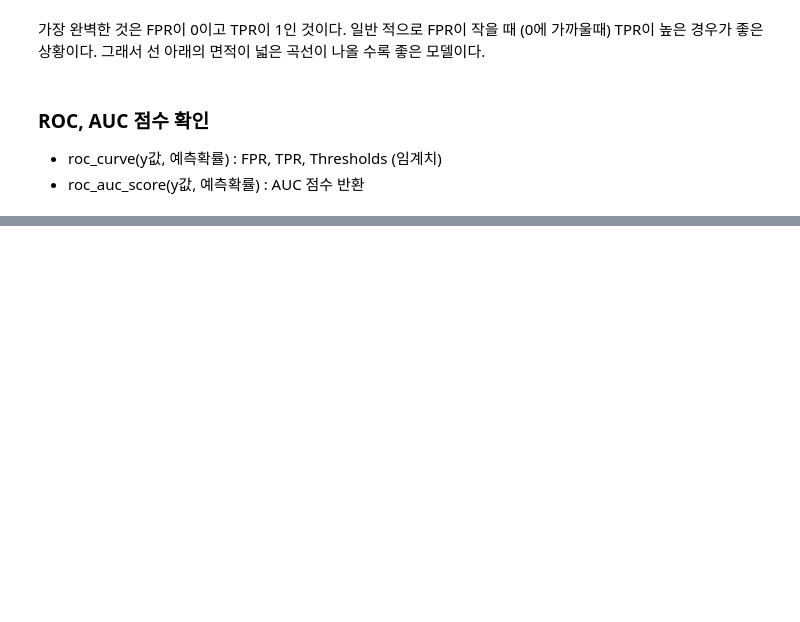
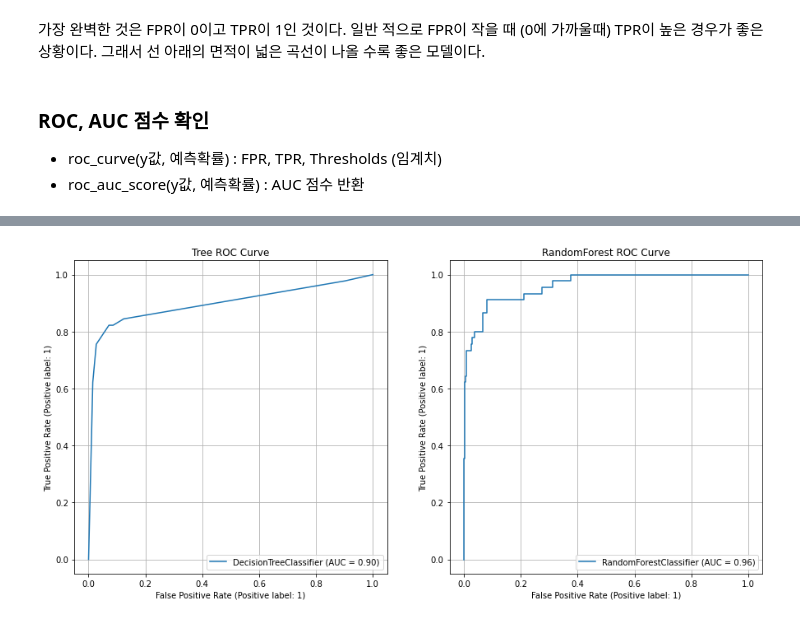
Before and after one commit to purple-cabbage0030/class_review, a Jupyter notebook: 11.MachineLearning/05_분류 평가지표.ipynb, the cells around one changed output, grey strips where cells are left out. Cells and saved outputs as stored; diff of their text form; code cells hidden in the pictures; blank space fills up the shorter version.

```diff
--- a/11.MachineLearning/05_분류 평가지표.ipynb
+++ b/11.MachineLearning/05_분류 평가지표.ipynb
@@ -852,0 +901,14 @@ RandomForest AP score 0.8486345312919419
+# %%
+# plot_roc_curve()
+_, ax = plt.subplots(1, 2, figsize=(15, 7))  # 변수명 언더바: 사용하지 않는다는 뜻
+# plot_roc_curve(모델, X, y)
+plot_roc_curve(tree, X_test, y_test, ax=ax[0])
+plot_roc_curve(rf, X_test, y_test, ax=ax[1])
+
+ax[0].set_title('Tree ROC Curve')
+ax[0].grid(True)
+ax[1].set_title('RandomForest ROC Curve')
+ax[1].grid(True)
+plt.show()
+# %% [output]
+[figure, added]
```
Also changed, not shown: parts of 35 cells of this notebook.
